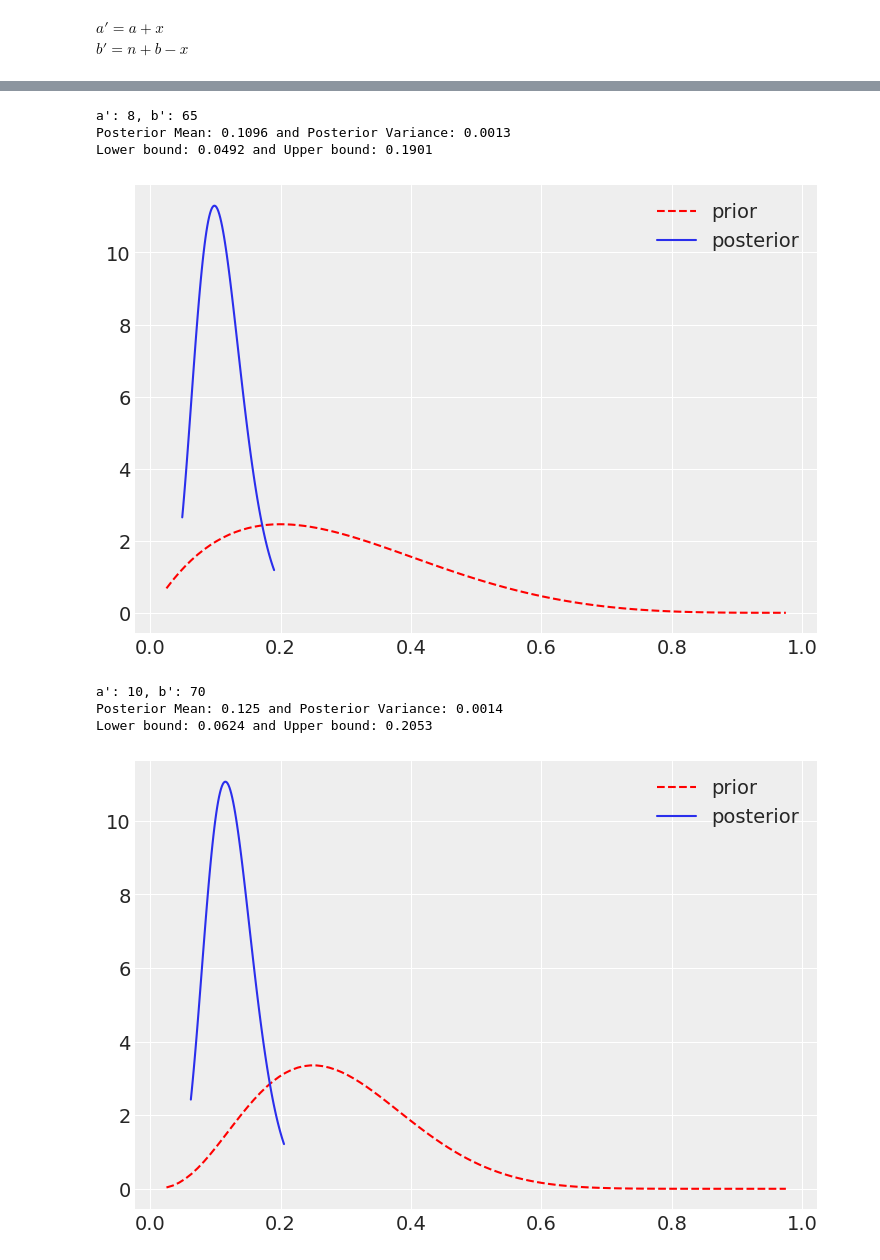
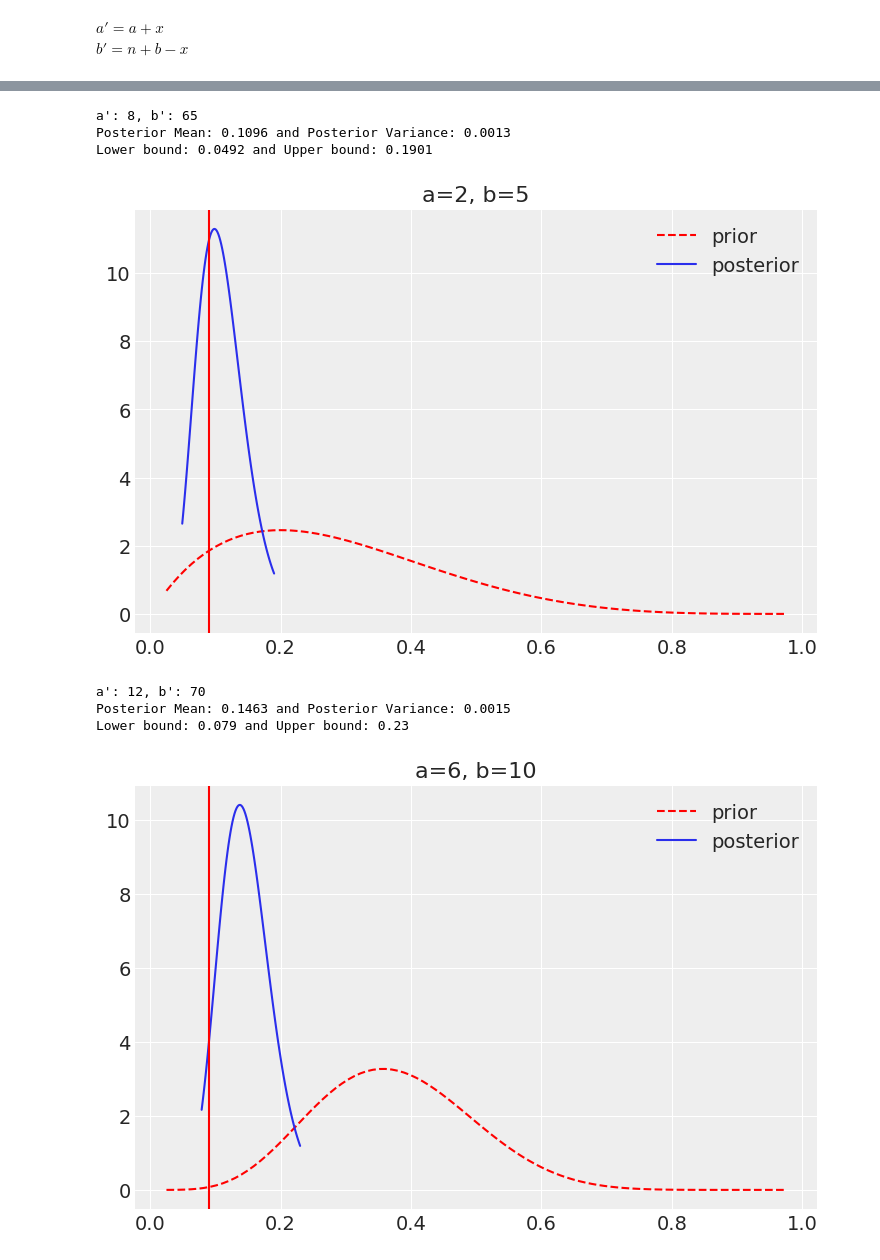
Before and after one commit to Raghuram-Veeramallu/Bayesian-Astrostat, a Jupyter notebook: Project 1/Project1_Group3.ipynb, the cells around one changed output, grey strips where cells are left out. Saved outputs shown, nothing was run; the diff lists cells and outputs as text; code cells hidden in the pictures.

```diff
--- a/Project 1/Project1_Group3.ipynb
+++ b/Project 1/Project1_Group3.ipynb
@@ -208,6 +208,8 @@ def plot_beta_curves(a, b):
   plt.plot(x2,y2, label='posterior')
   # plt.axvline(post_mean, color='b', ls='--', label='posterior mean')
 
+  plt.axvline(6/66,c="r")
+  plt.title("a={}, b={}".format(a,b))
   plt.legend()
   plt.show()
 # %%
@@ -223,14 +225,14 @@ plot_beta_curves(2, 5)
 a': 8, b': 65
 Posterior Mean: 0.1096 and Posterior Variance: 0.0013
 Lower bound: 0.0492 and Upper bound: 0.1901
-[figure, old version]
+[figure, new version]
 # %%
-plot_beta_curves(4, 10)
+plot_beta_curves(6, 10)
 # %% [output]
-a': 10, b': 70
-Posterior Mean: 0.125 and Posterior Variance: 0.0014
-Lower bound: 0.0624 and Upper bound: 0.2053
+a': 12, b': 70
+Posterior Mean: 0.1463 and Posterior Variance: 0.0015
+Lower bound: 0.079 and Upper bound: 0.23
-[figure, old version]
+[figure, new version]
 # %%
 plot_beta_curves(4, 50)
 # %% [output]
```
Also changed, not shown: parts of 15 cells of this notebook.
